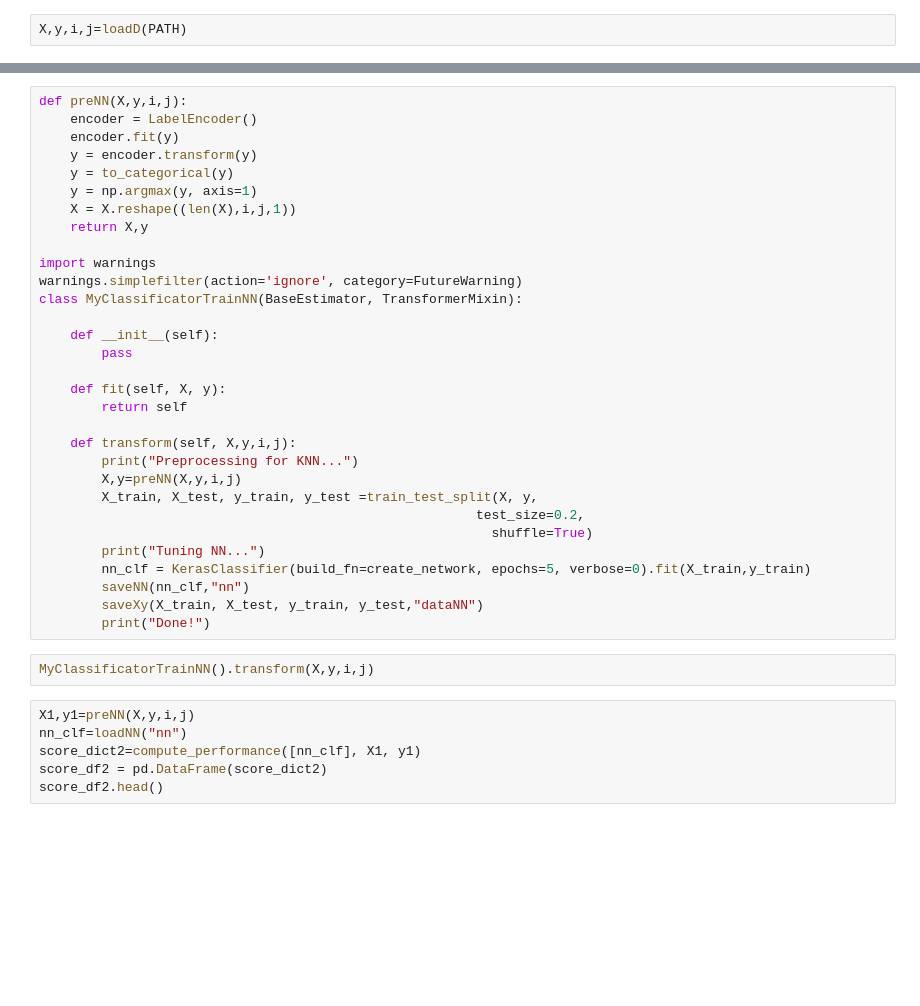
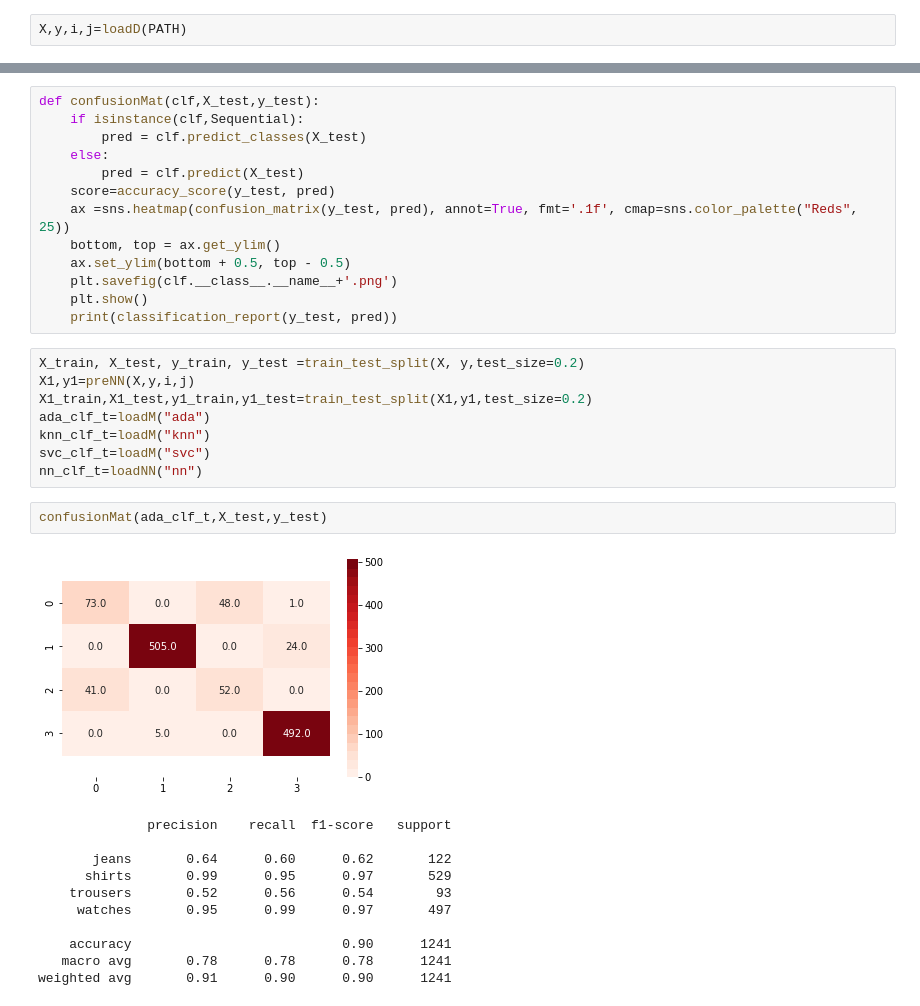
Before and after one commit to Elmaravilla7/ProjML, a Jupyter notebook: Untitled.ipynb, the cells around one changed output, grey strips where cells are left out. Drawn from its saved outputs; the diff is of its cells as text; blank space fills up the shorter version.

```diff
--- a/Untitled.ipynb
+++ b/Untitled.ipynb
@@ -177,39 +198,35 @@ def loadNN(fname):
-# %%
-def preNN(X,y,i,j):
-    encoder = LabelEncoder()
-    encoder.fit(y)
-    y = encoder.transform(y)
-    y = to_categorical(y)
-    y = np.argmax(y, axis=1)
-    X = X.reshape((len(X),i,j,1))
-    return X,y
-
-import warnings
-warnings.simplefilter(action='ignore', category=FutureWarning)
-class MyClassificatorTrainNN(BaseEstimator, TransformerMixin):
-
-    def __init__(self):
-        pass
-
-    def fit(self, X, y):
-        return self
-
-    def transform(self, X,y,i,j):
-        print("Preprocessing for KNN...")
-        X,y=preNN(X,y,i,j)
-        X_train, X_test, y_train, y_test =train_test_split(X, y,
-                                                        test_size=0.2,
-                                                          shuffle=True)
-        print("Tuning NN...")
-        nn_clf = KerasClassifier(build_fn=create_network, epochs=5, verbose=0).fit(X_train,y_train)
-        saveNN(nn_clf,"nn")
-        saveXy(X_train, X_test, y_train, y_test,"dataNN")
-        print("Done!")
-# %%
-MyClassificatorTrainNN().transform(X,y,i,j)
-# %%
-X1,y1=preNN(X,y,i,j)
-nn_clf=loadNN("nn")
-score_dict2=compute_performance([nn_clf], X1, y1)
-score_df2 = pd.DataFrame(score_dict2)
-score_df2.head()
+# %%
+def confusionMat(clf,X_test,y_test):
+    if isinstance(clf,Sequential):
+        pred = clf.predict_classes(X_test)
+    else:
+        pred = clf.predict(X_test)
+    score=accuracy_score(y_test, pred)
+    ax =sns.heatmap(confusion_matrix(y_test, pred), annot=True, fmt='.1f', cmap=sns.color_palette("Reds", 25))
+    bottom, top = ax.get_ylim()
+    ax.set_ylim(bottom + 0.5, top - 0.5)
+    plt.savefig(clf.__class__.__name__+'.png')
+    plt.show()
+    print(classification_report(y_test, pred))
+# %%
+X_train, X_test, y_train, y_test =train_test_split(X, y,test_size=0.2)
+X1,y1=preNN(X,y,i,j)
+X1_train,X1_test,y1_train,y1_test=train_test_split(X1,y1,test_size=0.2)
+ada_clf_t=loadM("ada")
+knn_clf_t=loadM("knn")
+svc_clf_t=loadM("svc")
+nn_clf_t=loadNN("nn")
+# %%
+confusionMat(ada_clf_t,X_test,y_test)
+# %% [output]
+[figure, added]
+              precision    recall  f1-score   support
+
+       jeans       0.64      0.60      0.62       122
+      shirts       0.99      0.95      0.97       529
+    trousers       0.52      0.56      0.54        93
+     watches       0.95      0.99      0.97       497
+
+    accuracy                           0.90      1241
+   macro avg       0.78      0.78      0.78      1241
+weighted avg       0.91      0.90      0.90      1241
```
Also changed, not shown: parts of 14 cells of this notebook.
